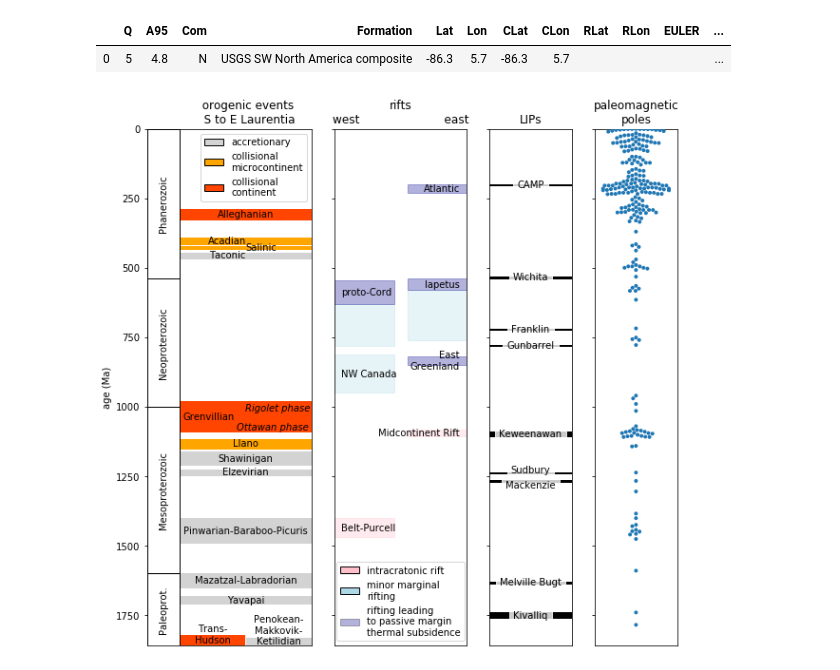
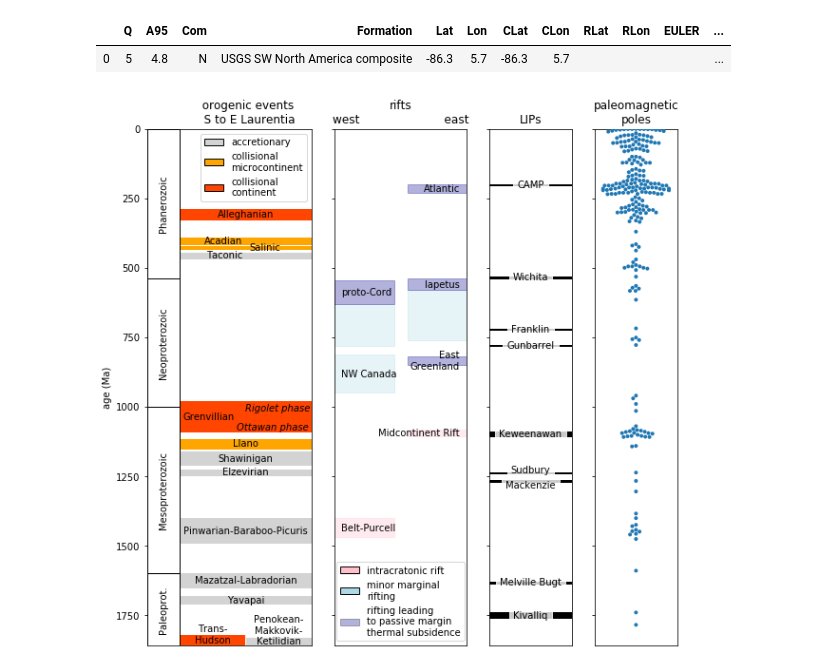
Before and after one commit to Swanson-Hysell-Group/Laurentia_Paleogeography, a Jupyter notebook: Code/Laurentia_tectonic_summary.ipynb, the cells around one changed output. Saved outputs shown, nothing was run; the diff lists cells and outputs as text; code cells hidden in the pictures.

```diff
--- a/Code/Laurentia_tectonic_summary.ipynb
+++ b/Code/Laurentia_tectonic_summary.ipynb
@@ -91,10 +91,10 @@ for event in tectonic_events.index:
         rect = plt.Rectangle((0.2, end), 1, start-end, color='orange',edgecolor=None)
         ax_orogeny.add_patch(rect)
         if tectonic_events['name'][event] == 'Salinic':
-            plt.text(0.6,(start+end)/2,name,
+            plt.text(0.62,(start+end)/2,name,
                      verticalalignment='center',horizontalalignment='left')
         elif tectonic_events['name'][event] == 'Acadian':
-            plt.text(0.6,(start+end)/2,name,
+            plt.text(0.58,(start+end)/2,name,
                      verticalalignment='center',horizontalalignment='right')
         else:
             plt.text(0.6,(start+end)/2,name,
@@ -113,7 +113,7 @@ for event in tectonic_events.index:
             rect = plt.Rectangle((0.2, end), 1, start-end, color='lightgrey',edgecolor=None)
             ax_orogeny.add_patch(rect)
             if tectonic_events['name'][event] == 'Taconic':
-                plt.text(0.6,(start+end)/2,name,
+                plt.text(0.58,(start+end)/2,name,
                          verticalalignment='center',horizontalalignment='right')
             else:
                 plt.text(0.6,(start+end)/2,name,
@@ -240,31 +240,31 @@ plt.tick_params(
     which='both',      # both major and minor ticks are affected
     bottom=False,      # ticks along the bottom edge are off
     top=False,         # ticks along the top edge are off
     labelbottom=False) # labels along the bottom edge are off
 plt.tick_params(
     axis='y',          # changes apply to the x-axis
     which='both',      # both major and minor ticks are affected
     left=True,      # ticks along the left edge are off
     labelleft=False) # labels along the bottom edge are off
 
 ax_Poles = fig.add_subplot(gs[3])
 
 sns.swarmplot(y=Laurentia_Precambrian_poles['nominal age'].tolist()+Phanerozoic_poles['Age'].tolist(),size=4)
 plt.title('paleomagnetic\npoles')
 plt.ylim(1860,0)
 plt.tick_params(
     axis='x',          # changes apply to the x-axis
     which='both',      # both major and minor ticks are affected
     bottom=False,      # ticks along the bottom edge are off
     top=False,         # ticks along the top edge are off
     labelbottom=False) # labels along the bottom edge are off
 plt.tick_params(
     axis='y',          # changes apply to the x-axis
     which='both',      # both major and minor ticks are affected
     left=True,      # ticks along the left edge are off
     labelleft=False) # labels along the bottom edge are off
 
 #plt.tight_layout()
 plt.savefig('../Figures/code_output/Tectonic_history.pdf', bbox_inches = 'tight', pad_inches = 0)
 # %% [output]
-[figure, old version]
+[figure, new version]
```
Also changed, not shown: 2 other files.
